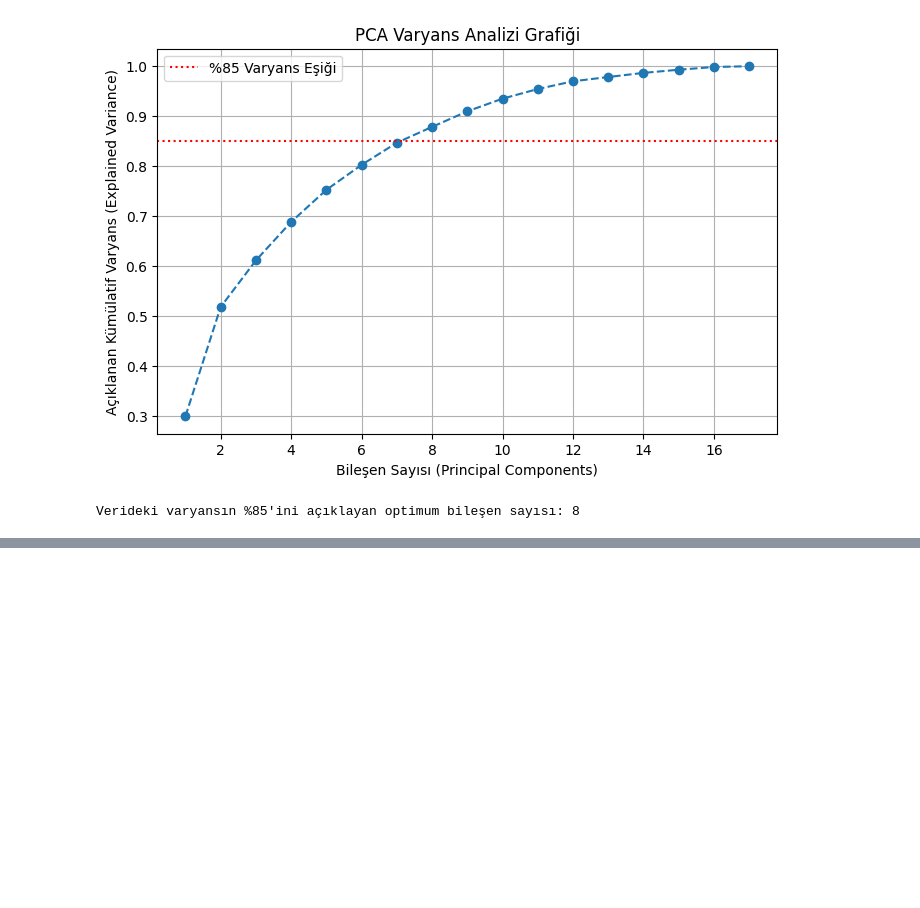
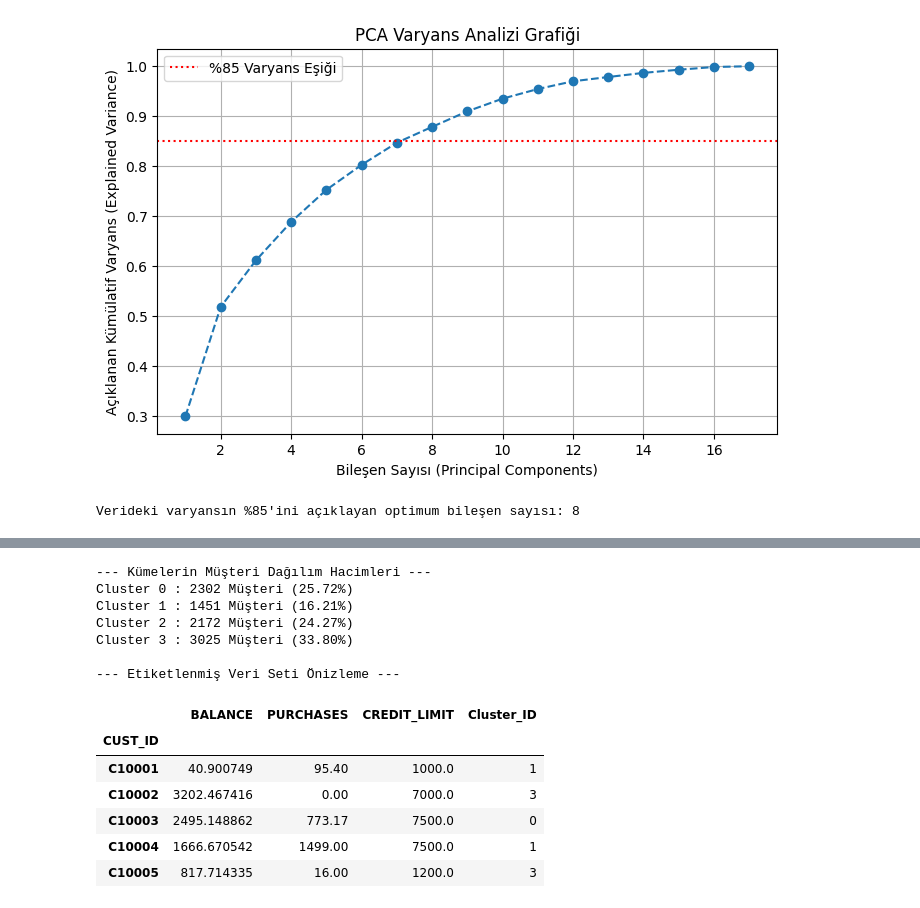
Before and after one commit to rana42s/MusteriSeg, a Jupyter notebook: eda_notebook.ipynb, the cells around one changed output, grey strips where cells are left out. Saved outputs shown, nothing was run; the diff lists cells and outputs as text; code cells hidden in the pictures; blank space fills up the shorter version.

```diff
--- a/eda_notebook.ipynb
+++ b/eda_notebook.ipynb
@@ -465,0 +534,45 @@ Açıklanan toplam varyans oranı: 0.8784110556015525
+# %%
+import pandas as pd
+from sklearn.cluster import KMeans
+
+# 1. Hafta 2'deki Preprocessing Pipeline çıktısını (8 boyutlu) baz alarak modeli kuruyoruz
+# Karar verdiğimiz optimum küme sayısı: 4
+optimal_k = 4
+
+final_kmeans = KMeans(n_clusters=optimal_k, init='k-means++', n_init=10, random_state=42)
+
+# X_final_prepared matrisini eğitiyoruz ve tahmin etiketlerini alıyoruz
+cluster_labels = final_kmeans.fit_predict(X_final_prepared)
+
+# 2. Orijinal Ham Veri Setimizi Tekrar Okuyoruz (Personalara ham değerlerle bakmak için)
+# Not: df senin ilk başta okuduğun ham DataFrame olmalı
+df_with_clusters = df.copy()
+
+# Küme etiketlerini (Cluster ID) yeni bir kolon olarak enjekte ediyoruz
+df_with_clusters['Cluster_ID'] = cluster_labels
+
+# 3. Kümelerin Dağılım Kontrolü (Hangi kümede kaç müşteri var?)
+print("--- Kümelerin Müşteri Dağılım Hacimleri ---")
+cluster_counts = df_with_clusters['Cluster_ID'].value_counts().sort_index()
+for cluster, count in cluster_counts.items():
+    percentage = (count / len(df_with_clusters)) * 100
+    print(f"Cluster {cluster} : {count} Müşteri ({percentage:.2f}%)")
+
+# İlk 5 satıra bakarak doğrulama yapalım
+print("\n--- Etiketlenmiş Veri Seti Önizleme ---")
+display(df_with_clusters[['BALANCE', 'PURCHASES', 'CREDIT_LIMIT', 'Cluster_ID']].head())
+# %% [output]
+--- Kümelerin Müşteri Dağılım Hacimleri ---
+Cluster 0 : 2302 Müşteri (25.72%)
+Cluster 1 : 1451 Müşteri (16.21%)
+Cluster 2 : 2172 Müşteri (24.27%)
+Cluster 3 : 3025 Müşteri (33.80%)
+
+--- Etiketlenmiş Veri Seti Önizleme ---
+|  | BALANCE | PURCHASES | CREDIT_LIMIT | Cluster_ID |
+| CUST_ID |  |  |  |  |
+| C10001 | 40.900749 | 95.40 | 1000.0 | 1 |
+| C10002 | 3202.467416 | 0.00 | 7000.0 | 3 |
+| C10003 | 2495.148862 | 773.17 | 7500.0 | 0 |
+| C10004 | 1666.670542 | 1499.00 | 7500.0 | 1 |
+| C10005 | 817.714335 | 16.00 | 1200.0 | 3 |
```
Also changed, not shown: parts of 6 cells of this notebook.
